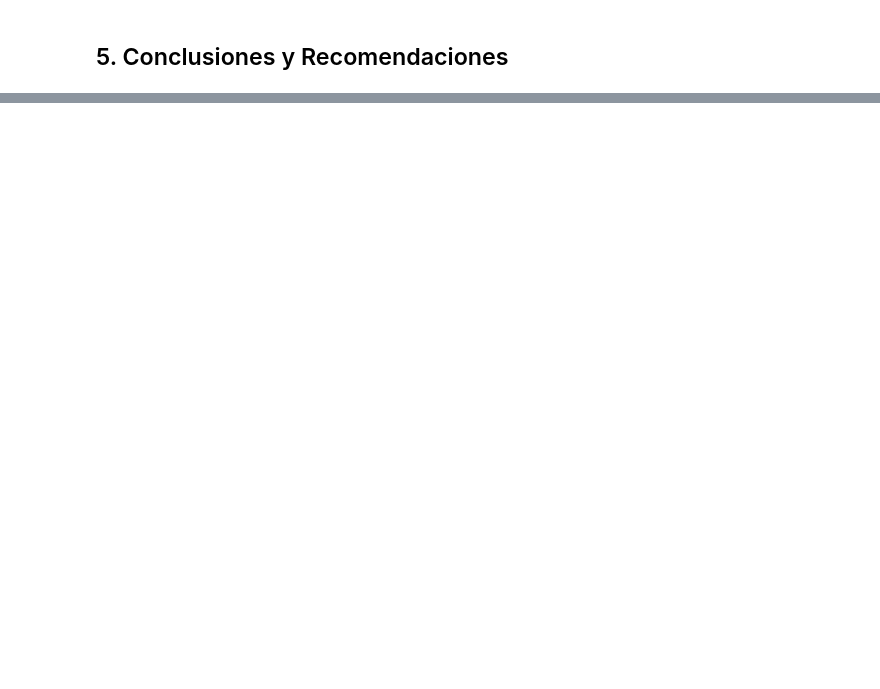
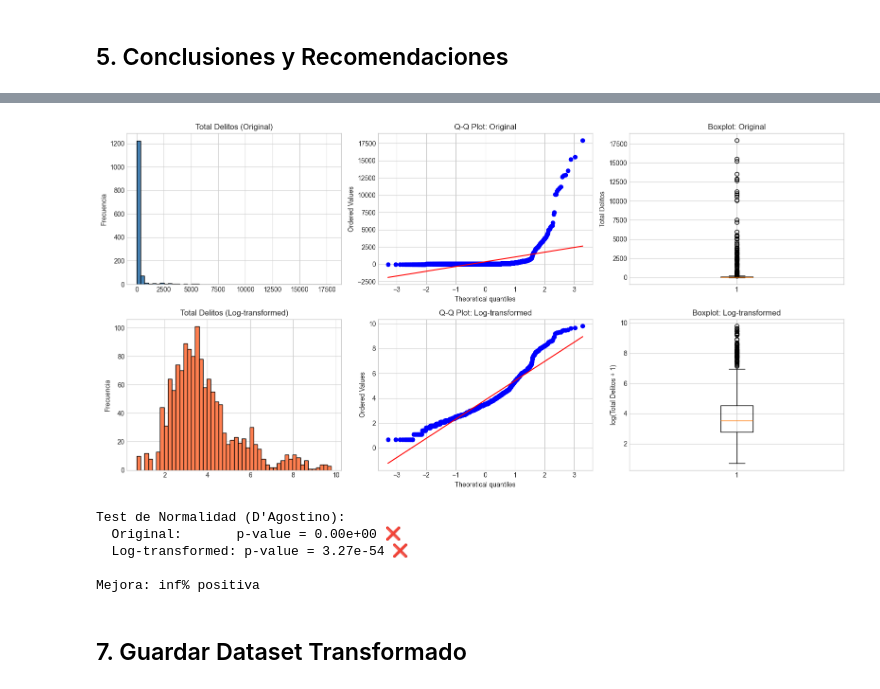
Before and after one commit to aluribes/Datos-al-Ecosistema, a Jupyter notebook: notebooks/05_eda_regression_annual.ipynb, the cells around one changed output, grey strips where cells are left out. Saved outputs shown, nothing was run; the diff lists cells and outputs as text; code cells hidden in the pictures; blank space fills up the shorter version.

```diff
--- a/notebooks/05_eda_regression_annual.ipynb
+++ b/notebooks/05_eda_regression_annual.ipynb
@@ -230,0 +399,53 @@ print("""
+# %%
+# Visualizar transformaciones
+fig, axes = plt.subplots(2, 3, figsize=(16, 8))
+
+# Total delitos
+axes[0, 0].hist(df['total_delitos'], bins=50, color='steelblue', edgecolor='black')
+axes[0, 0].set_title('Total Delitos (Original)')
+axes[0, 0].set_ylabel('Frecuencia')
+
+axes[1, 0].hist(df_transformed['total_delitos_log'], bins=50, color='coral', edgecolor='black')
+axes[1, 0].set_title('Total Delitos (Log-transformed)')
+axes[1, 0].set_ylabel('Frecuencia')
+
+# Q-Q plots para normalidad
+from scipy import stats as sp_stats
+
+# Original
+sp_stats.probplot(df['total_delitos'].dropna(), dist="norm", plot=axes[0, 1])
+axes[0, 1].set_title('Q-Q Plot: Original')
+
+# Log-transformed
+sp_stats.probplot(df_transformed['total_delitos_log'].dropna(), dist="norm", plot=axes[1, 1])
+axes[1, 1].set_title('Q-Q Plot: Log-transformed')
+
+# Boxplots
+axes[0, 2].boxplot(df['total_delitos'].dropna(), vert=True)
+axes[0, 2].set_title('Boxplot: Original')
+axes[0, 2].set_ylabel('Total Delitos')
+
+axes[1, 2].boxplot(df_transformed['total_delitos_log'].dropna(), vert=True)
+axes[1, 2].set_title('Boxplot: Log-transformed')
+axes[1, 2].set_ylabel('log(Total Delitos + 1)')
+
+plt.tight_layout()
+plt.show()
+
+# Test de normalidad antes y después
+_, p_orig = sp_stats.normaltest(df['total_delitos'].dropna())
+_, p_log = sp_stats.normaltest(df_transformed['total_delitos_log'].dropna())
+
+print("\nTest de Normalidad (D'Agostino):")
+print(f"  Original:       p-value = {p_orig:.2e} {'✅' if p_orig > 0.05 else '❌'}")
+print(f"  Log-transformed: p-value = {p_log:.2e} {'✅' if p_log > 0.05 else '❌'}")
+print(f"\nMejora: {round((p_log - p_orig) / p_orig * 100, 1)}% {'positiva' if p_log > p_orig else 'negativa'}")
+# %% [output]
+[figure, added]
+Test de Normalidad (D'Agostino):
+  Original:       p-value = 0.00e+00 ❌
+  Log-transformed: p-value = 3.27e-54 ❌
+
+Mejora: inf% positiva
+# %% [markdown]
+## 7. Guardar Dataset Transformado
```
Also changed, not shown: parts of 13 cells of this notebook, 15 other files.
